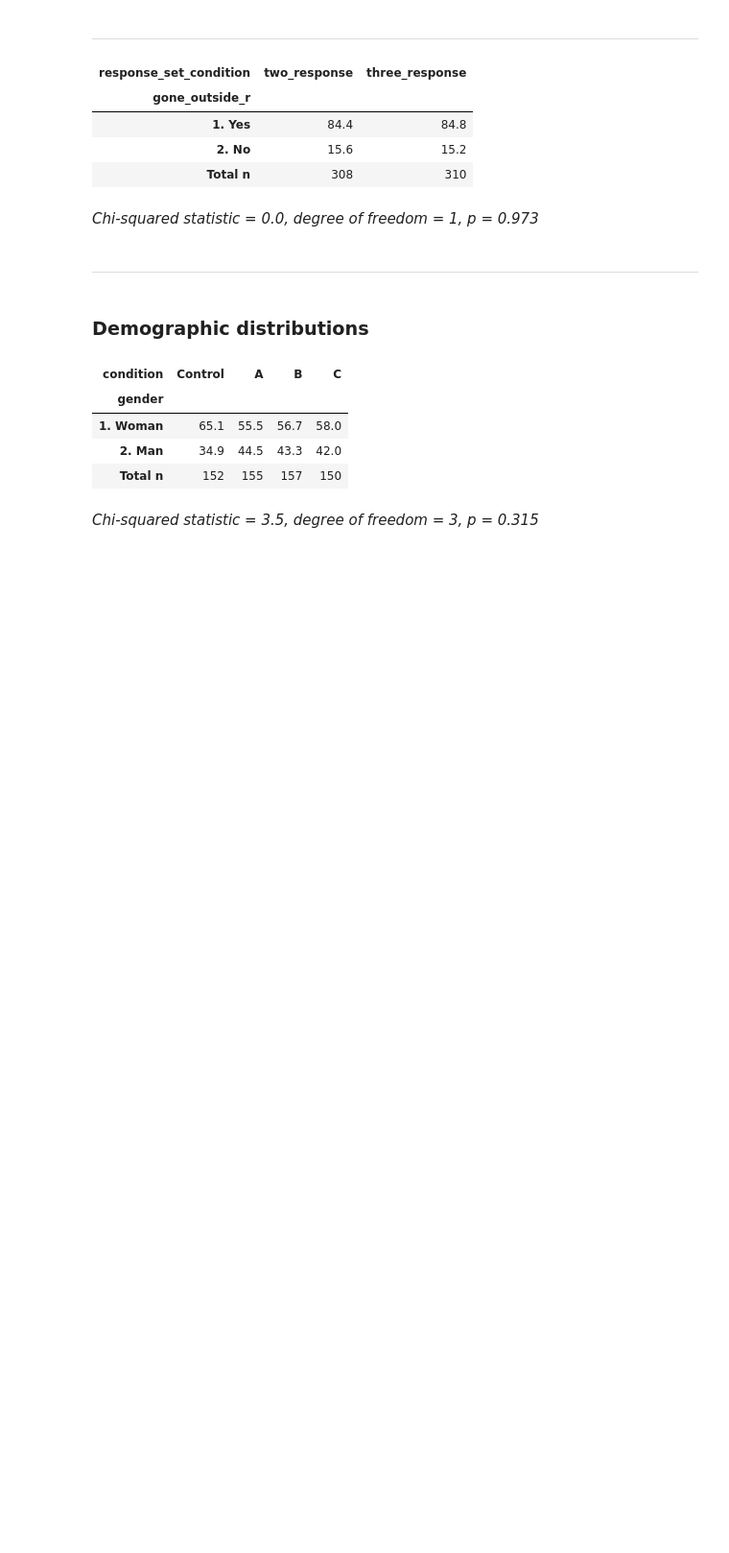
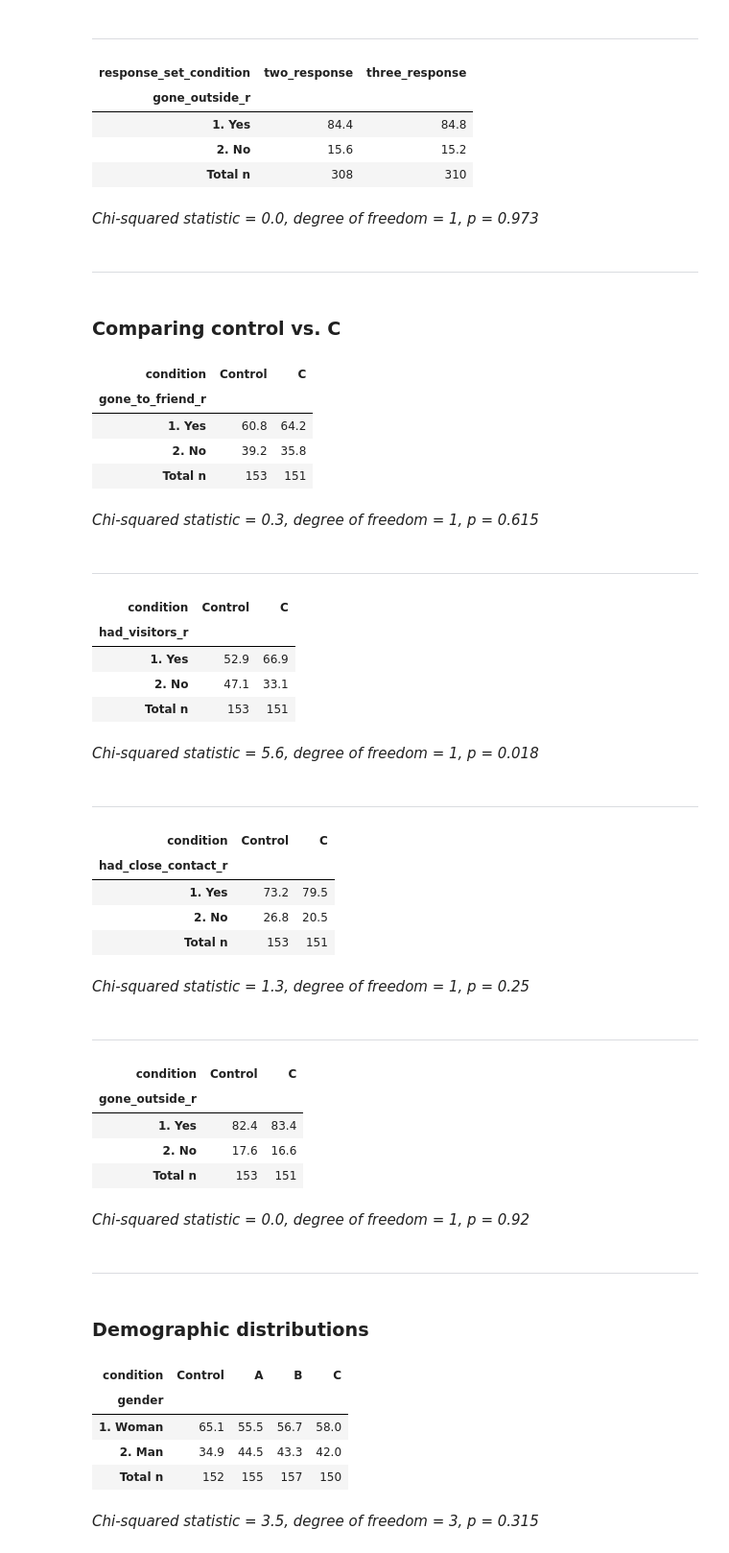
Before and after one commit to rosalynnyang/fb_uas_study, a Jupyter notebook: report/8_SD_experiment_analysis.ipynb, the cells around one changed output. Shown: that part at 96% size. Drawn from its saved outputs; the diff is of its cells as text; code cells hidden in the pictures; blank space fills up the shorter version.

Commit message:
comparing control vs. C chisq

```diff
--- a/report/8_SD_experiment_analysis.ipynb
+++ b/report/8_SD_experiment_analysis.ipynb
@@ -205,7 +205,7 @@ Response set:
 response_set_order = ['two_response', 'three_response']
 # %%
 for col in SD_cols:
-    util.crosstab_chisq(col, 'response_set_condition', df_no_miss, response_set_order)
+    util.crosstab_chisq(col, 'response_set_condition', df_no_miss, response_set_order, chisqtest=False)
 # %% [output]
 | response_set_condition | two_response | three_response |
 | gone_to_friend |  |  |
@@ -271,6 +267,44 @@ for col in recoded_cols:
 | Total n | 308 | 310 |
 *Chi-squared statistic = 0.0, degree of freedom = 1, p = 0.973*
 -----
+# %% [markdown]
+### Comparing control vs. C
+# %%
+df_no_miss_controlC = df_no_miss[df_no_miss["condition"].isin(["Control", "C"])]
+# %%
+conditions_control_C = ['Control', 'C']
+# %%
+for col in recoded_cols:
+    util.crosstab_chisq(col, 'condition', df_no_miss_controlC, conditions_control_C)
+# %% [output]
+| condition | Control | C |
+| gone_to_friend_r |  |  |
+| 1. Yes | 60.8 | 64.2 |
+| 2. No | 39.2 | 35.8 |
+| Total n | 153 | 151 |
+*Chi-squared statistic = 0.3, degree of freedom = 1, p = 0.615*
+-----
+| condition | Control | C |
+| had_visitors_r |  |  |
+| 1. Yes | 52.9 | 66.9 |
+| 2. No | 47.1 | 33.1 |
+| Total n | 153 | 151 |
+*Chi-squared statistic = 5.6, degree of freedom = 1, p = 0.018*
+-----
+| condition | Control | C |
+| had_close_contact_r |  |  |
+| 1. Yes | 73.2 | 79.5 |
+| 2. No | 26.8 | 20.5 |
+| Total n | 153 | 151 |
+*Chi-squared statistic = 1.3, degree of freedom = 1, p = 0.25*
+-----
+| condition | Control | C |
+| gone_outside_r |  |  |
+| 1. Yes | 82.4 | 83.4 |
+| 2. No | 17.6 | 16.6 |
+| Total n | 153 | 151 |
+*Chi-squared statistic = 0.0, degree of freedom = 1, p = 0.92*
+-----
 # %% [markdown]
 ### Demographic distributions
 # %%
```
Also changed, not shown: parts of 2 cells of this notebook.
